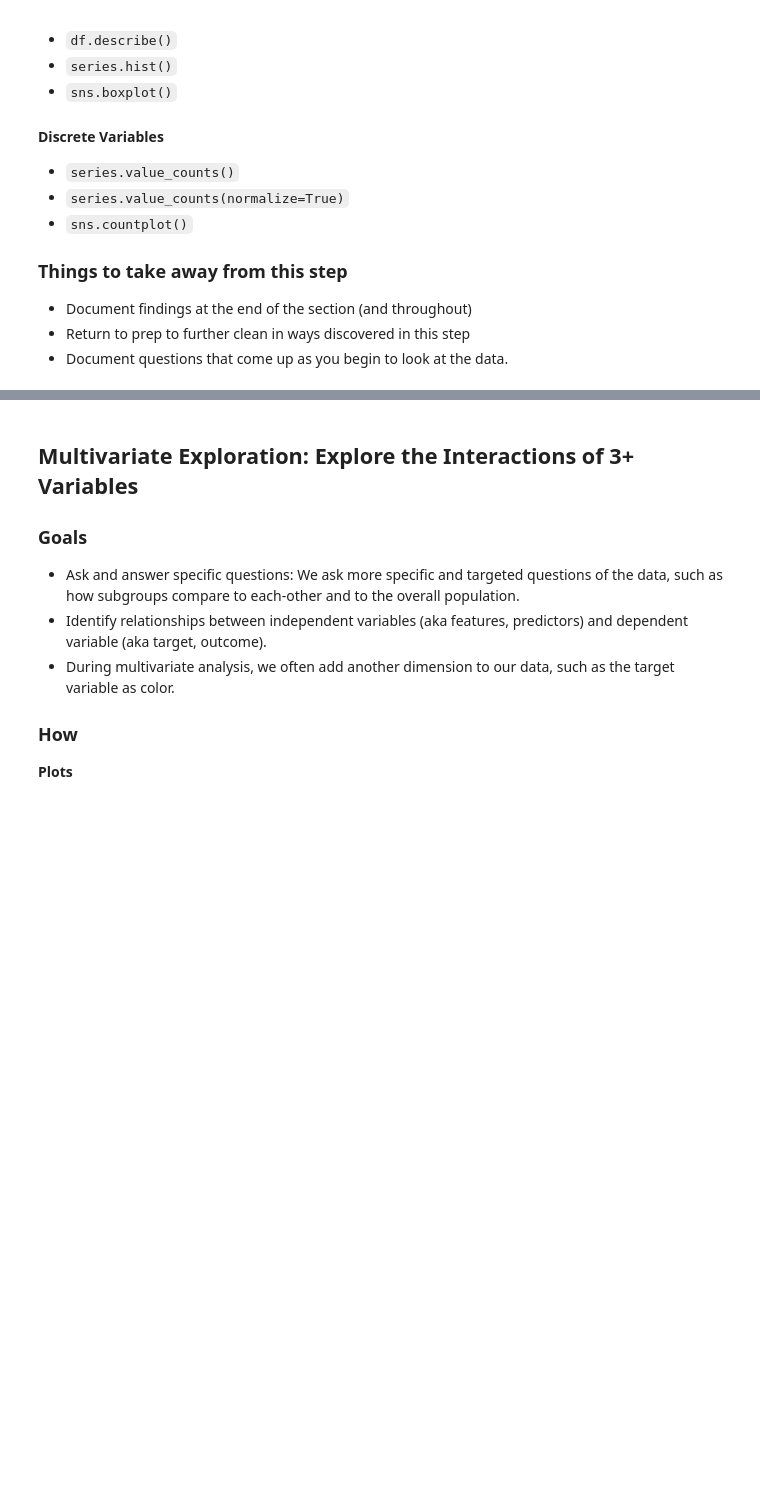
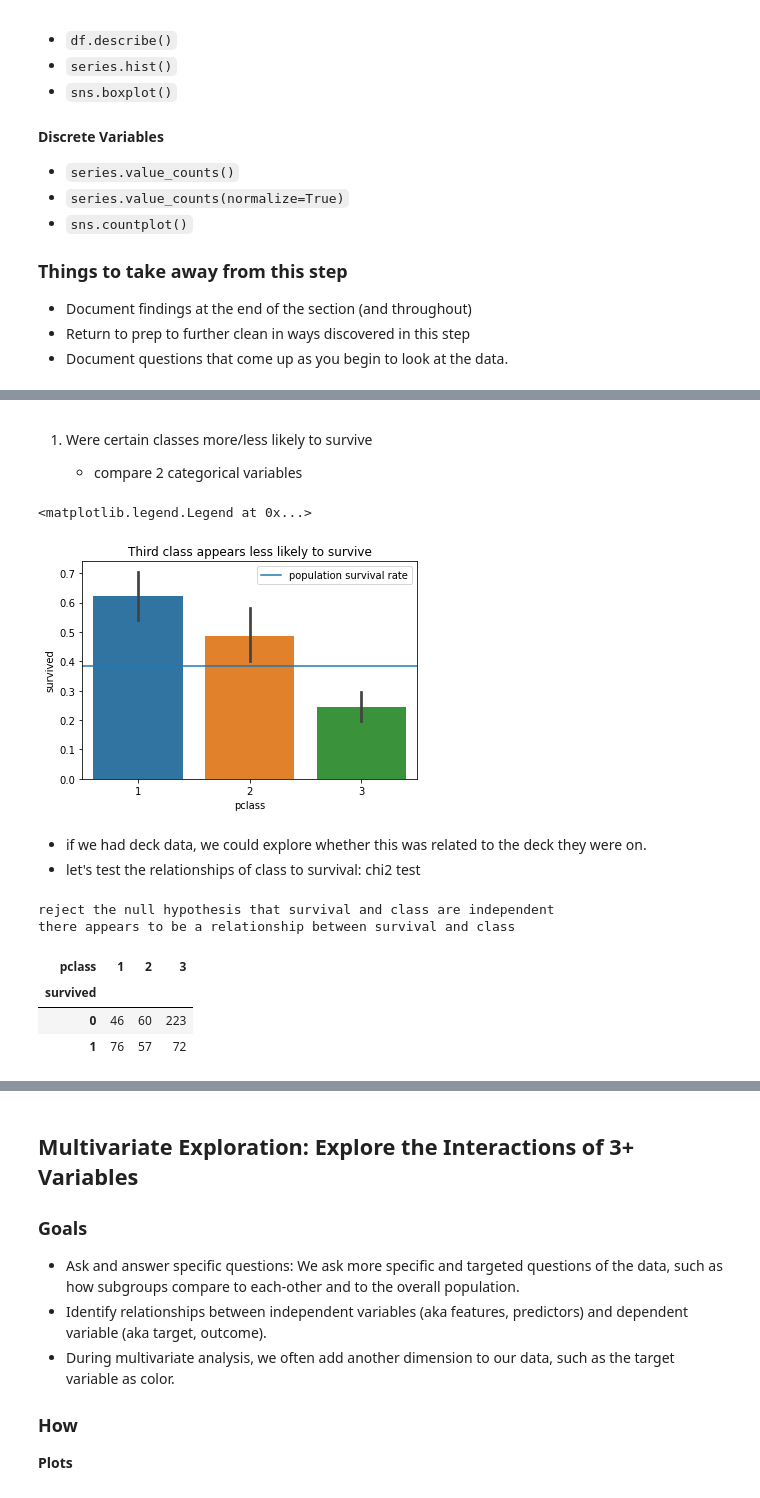
Before and after one commit to CodeupClassroom/leavitt-classification-exercises, a Jupyter notebook: explore.ipynb, the cells around one changed output, grey strips where cells are left out. Saved outputs shown, nothing was run; the diff lists cells and outputs as text; code cells hidden in the pictures; blank space fills up the shorter version.

```diff
--- a/explore.ipynb
+++ b/explore.ipynb
@@ -192,3 +372,44 @@ Prepare the Titanic data. We apply the same steps before splitting so that we ha
 - Return to prep to further clean in ways discovered in this step
 - Document further questions to explore in multivariate exploration.
 - Document features you wish to move forward into modeling, and variables you wish to drop.
+# %% [markdown]
+1. Were certain classes more/less likely to survive
+
+    - compare 2 categorical variables
+# %%
+plt.title('Third class appears less likely to survive')
+sns.barplot(x='pclass', y='survived', data=train)
+pop_survival_rate = train.survived.mean()
+plt.axhline(pop_survival_rate, label = 'population survival rate')
+plt.legend()
+# %% [output]
+<matplotlib.legend.Legend at 0x...>
+[figure, added]
+# %% [markdown]
+- if we had deck data, we could explore whether this was related to the deck they were on.
+- let's test the relationships of class to survival: chi2 test
+# %%
+alpha = 0.05
+null_hyp = "survival and class are independent"
+alternative_hyp = "there is a relationship between survival and class"
+
+# set up a crosstab of observed values
+observed = pd.crosstab(train.survived, train.pclass)
+
+chi2, p, degf, expected = stats.chi2_contingency(observed)
+
+if p < alpha:
+    print("reject the null hypothesis that", null_hyp)
+    print("there appears to be a relationship between survival and class")
+else:
+    print("fail to reject the null hypothesis that", null_hyp)
+# %% [output]
+reject the null hypothesis that survival and class are independent
+there appears to be a relationship between survival and class
+# %%
+observed
+# %% [output]
+| pclass | 1 | 2 | 3 |
+| survived |  |  |  |
+| 0 | 46 | 60 | 223 |
+| 1 | 76 | 57 | 72 |
```
Also changed, not shown: parts of 36 cells of this notebook.
